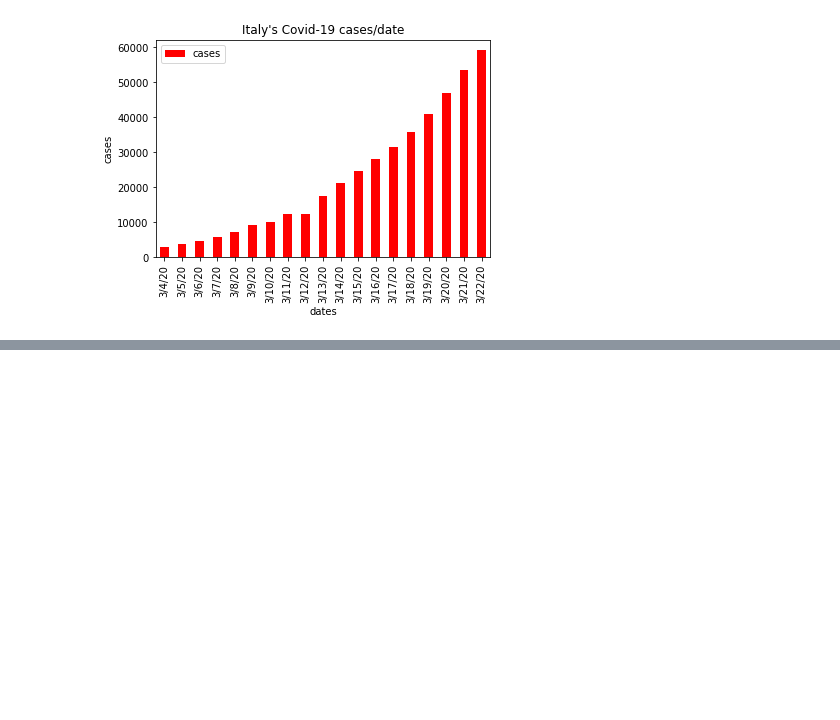
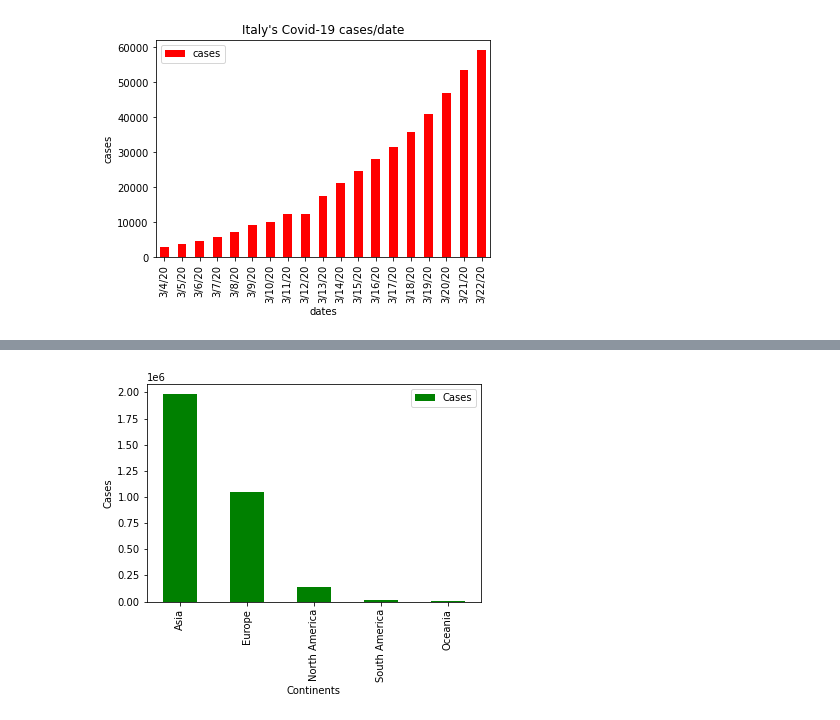
Before and after one commit to sid0312/10DaysMLChallenge, a Jupyter notebook: day1_10DaysMLChallenge_bySid.ipynb, the cells around one changed output, grey strips where cells are left out. Drawn from its saved outputs; the diff is of its cells as text; code cells hidden in the pictures; blank space fills up the shorter version.

```diff
--- a/day1_10DaysMLChallenge_bySid.ipynb
+++ b/day1_10DaysMLChallenge_bySid.ipynb
@@ -218,0 +244,2 @@ plt.show()
+# %%
+merged = df2.merge(cont, on='Country/Region')
@@ -218,0 +264,2 @@ plt.show()
+# %%
+merged1 = merged.groupby(['Continent'],as_index=False).sum()
@@ -218,0 +275,2 @@ plt.show()
+# %%
+top5continents=merged1.nlargest(5,'Total ')
@@ -218,0 +286,7 @@ plt.show()
+# %%
+h1=top5continents['Continent']
+h2=top5continents['Total ']
+task3=pd.DataFrame(columns=['Continent','Cases'])
+task3['Continent']=h1
+task3['Cases']=h2
+task3
@@ -218,0 +300,7 @@ plt.show()
+# %%
+task3.plot(x='Continent',y='Cases',kind='bar',color='green')
+plt.xlabel('Continents')
+plt.ylabel('Cases')
+plt.show()
+# %% [output]
+[figure, added]
```
Also changed, not shown: parts of 11 cells of this notebook.
